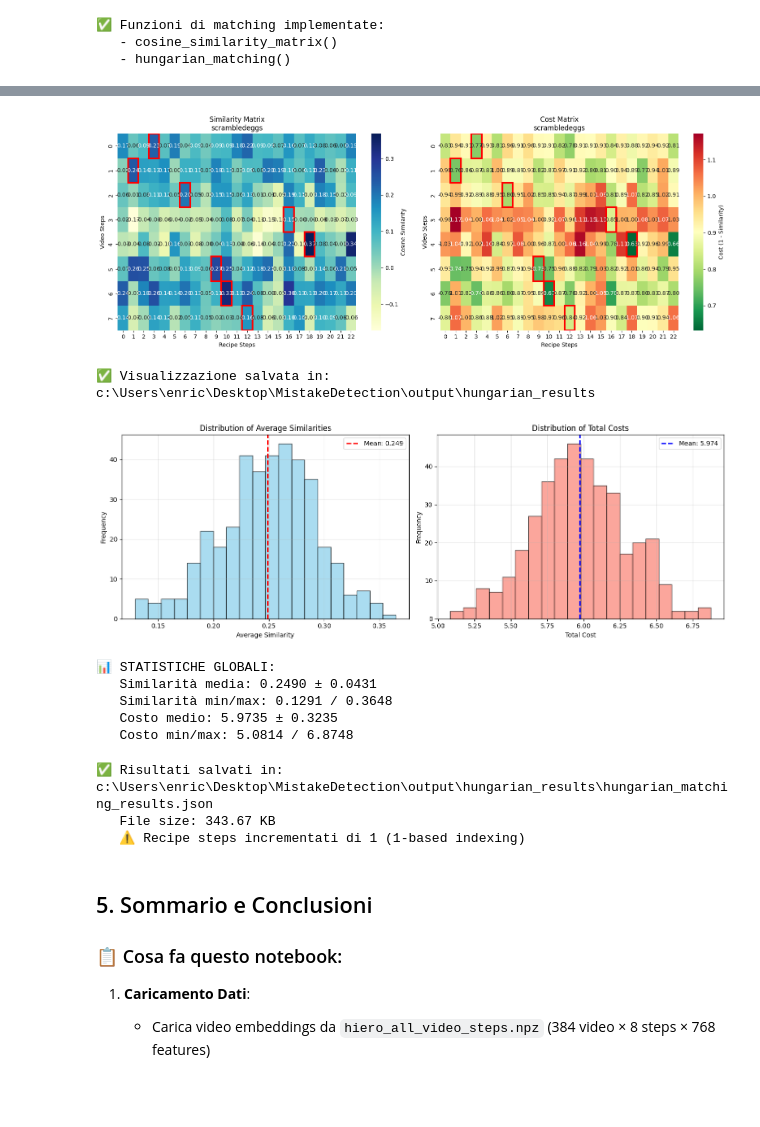
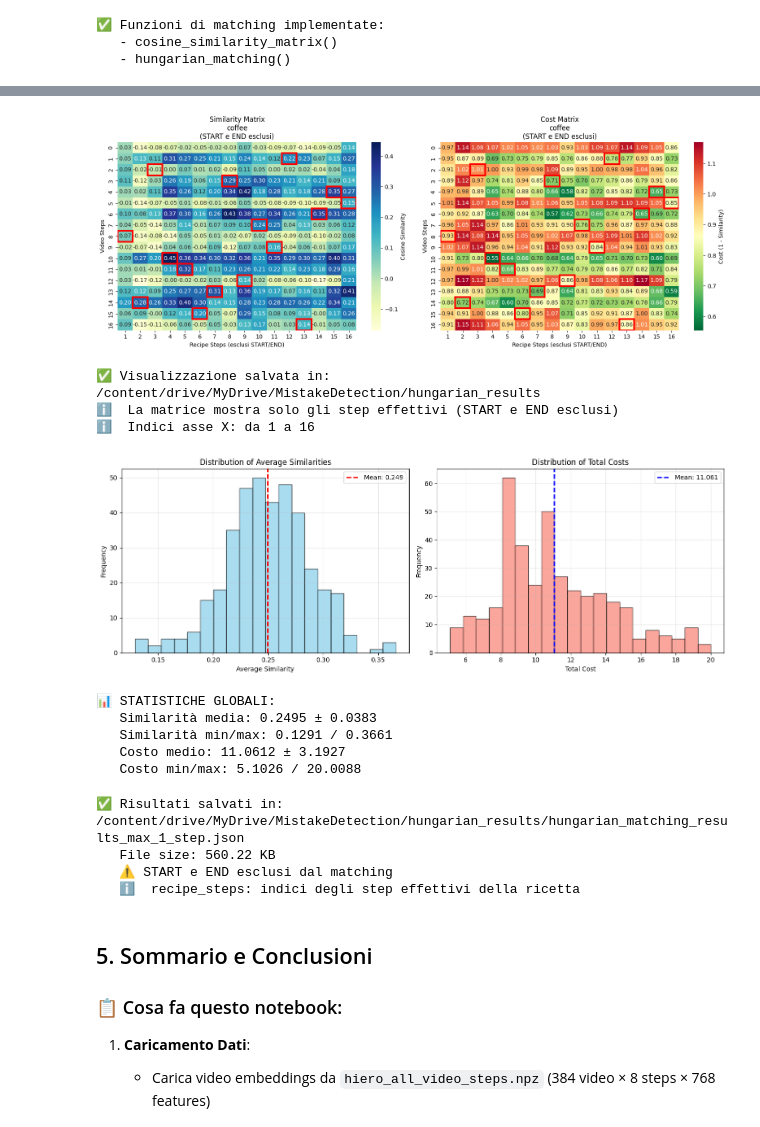
Before and after one commit to MarcoPernoVDP/MistakeDetection, a Jupyter notebook: notebooks/Task2Subtask3.ipynb, the cells around one changed output, grey strips where cells are left out. Saved outputs shown, nothing was run; the diff lists cells and outputs as text; code cells hidden in the pictures; blank space fills up the shorter version.

```diff
--- a/notebooks/Task2Subtask3.ipynb
+++ b/notebooks/Task2Subtask3.ipynb
@@ -76,15 +84,15 @@ print("✅ Librerie caricate")
 # %%
 if IS_COLAB:
     # ========== CONFIGURA QUESTI PATH PER COLAB ==========
-    VIDEO_FEATURES_PATH = "/content/drive/MyDrive/MistakeDetection/hiero_all_video_steps.npz"
-    RECIPE_EMBEDDINGS_DIR = "/content/drive/MyDrive/MistakeDetection/recipe_embeddings"
+    VIDEO_FEATURES_PATH = "/content/drive/MyDrive/MistakeDetection/hiero_all_video_steps_max_steps_plus_1.npz"
+    RECIPE_EMBEDDINGS_DIR = "/content/drive/MyDrive/MistakeDetection/recipe_text_step_embeddings"
     ANNOTATION_JSON_PATH = "/content/drive/MyDrive/MistakeDetection/annotation_json/complete_step_annotations.json"
     OUTPUT_DIR = "/content/drive/MyDrive/MistakeDetection/hungarian_results"
     # ====================================================
 else:
     # ========== CONFIGURA QUESTI PATH PER LOCALE ==========
     VIDEO_FEATURES_PATH = str(Path(ROOT_DIR) / "data" / "hiero_all_video_steps.npz")
-    RECIPE_EMBEDDINGS_DIR = str(Path(ROOT_DIR) / "data" / "recipe_embeddings")
+    RECIPE_EMBEDDINGS_DIR = str(Path(ROOT_DIR) / "data" / "recipe_text_step_embeddings")
     ANNOTATION_JSON_PATH = str(Path(ROOT_DIR) / "data" / "annotation_json" / "complete_step_annotations.json")
     OUTPUT_DIR = str(Path(ROOT_DIR) / "output" / "hungarian_results")
     # ====================================================
@@ -473,7 +499,7 @@ import seaborn as sns
 
 # Visualizza matrice di costo per un video specifico
 if matching_results:
-    test_video_id = list(matching_results.keys())[0]
+    test_video_id = list(matching_results.keys())[3]
     result = matching_results[test_video_id]
 
     # Ricalcola la matrice di costo per visualizzazione
@@ -489,44 +515,55 @@ if matching_results:
     # Crea figura
     fig, (ax1, ax2) = plt.subplots(1, 2, figsize=(16, 6))
 
+    # Preparazione delle etichette per l'asse x (indici incrementati di 1)
+    recipe_steps_count = similarity_matrix.shape[1]
+    x_labels = [str(i+1) for i in range(recipe_steps_count)]  # Indici da 1 a N
+
     # Plot 1: Matrice di similarità
     sns.heatmap(similarity_matrix, annot=True, fmt='.2f', cmap='YlGnBu',
-                ax=ax1, cbar_kws={'label': 'Cosine Similarity'})
+                ax=ax1, cbar_kws={'label': 'Cosine Similarity'},
+                xticklabels=x_labels, yticklabels=True)
     ax1.set_xlabel('Recipe Steps (esclusi START/END)')
     ax1.set_ylabel('Video Steps')
     ax1.set_title(f'Similarity Matrix\n{result["recipe_name"]}\n(START e END esclusi)')
 
     # Evidenzia i match selezionati dall'algoritmo ungherese
-    # ATTENZIONE: gli indici salvati sono già aggiustati (+1), dobbiamo togliere 1 per la visualizzazione
+    # NOTA: recipe_idx è già 1-based nel risultato, quindi lo usiamo direttamente
     for video_idx, recipe_idx in result['matches']:
-        recipe_idx_adjusted = recipe_idx - 1  # Torna a 0-based per la matrice
-        ax1.add_patch(plt.Rectangle((recipe_idx_adjusted, video_idx), 1, 1,
+        # recipe_idx è già 1-based, quindi sottraiamo 1 per la posizione nella matrice
+        # ma aggiungiamo 1 all'etichetta
+        recipe_pos = recipe_idx - 1  # Torna a 0-based per la posizione nella matrice
+        ax1.add_patch(plt.Rectangle((recipe_pos, video_idx), 1, 1,
                                      fill=False, edgecolor='red', lw=3))
 
     # Plot 2: Matrice di costo
     sns.heatmap(cost_matrix, annot=True, fmt='.2f', cmap='RdYlGn_r',
-                ax=ax2, cbar_kws={'label': 'Cost (1 - Similarity)'})
+                ax=ax2, cbar_kws={'label': 'Cost (1 - Similarity)'},
+                xticklabels=x_labels, yticklabels=True)
     ax2.set_xlabel('Recipe Steps (esclusi START/END)')
     ax2.set_ylabel('Video Steps')
     ax2.set_title(f'Cost Matrix\n{result["recipe_name"]}\n(START e END esclusi)')
 
     # Evidenzia i match selezionati
     for video_idx, recipe_idx in result['matches']:
-        recipe_idx_adjusted = recipe_idx - 1  # Torna a 0-based per la matrice
-        ax2.add_patch(plt.Rectangle((recipe_idx_adjusted, video_idx), 1, 1,
+        recipe_pos = recipe_idx - 1  # Torna a 0-based per la posizione nella matrice
+        ax2.add_patch(plt.Rectangle((recipe_pos, video_idx), 1, 1,
                                      fill=False, edgecolor='red', lw=3))
 
     plt.tight_layout()
     plt.savefig(Path(OUTPUT_DIR) / f'hungarian_matching_{test_video_id}.png', dpi=150, bbox_inches='tight')
     plt.show()
 
     print(f"✅ Visualizzazione salvata in: {OUTPUT_DIR}")
     print(f"ℹ️  La matrice mostra solo gli step effettivi (START e END esclusi)")
+    print(f"ℹ️  Indici asse X: da 1 a {recipe_steps_count}")
 else:
     print("⚠️ Nessun risultato di matching disponibile da visualizzare")
 # %% [output]
-[figure, old version]
+[figure, new version]
-✅ Visualizzazione salvata in: c:\Users\enric\Desktop\MistakeDetection\output\hungarian_results
+✅ Visualizzazione salvata in: /content/drive/MyDrive/MistakeDetection/hungarian_results
+ℹ️  La matrice mostra solo gli step effettivi (START e END esclusi)
+ℹ️  Indici asse X: da 1 a 16
 # %%
 # Statistiche globali sulla distribuzione delle similarità
 if matching_results:
@@ -563,17 +600,17 @@ if matching_results:
     print(f"   Costo medio: {np.mean(all_costs):.4f} ± {np.std(all_costs):.4f}")
     print(f"   Costo min/max: {np.min(all_costs):.4f} / {np.max(all_costs):.4f}")
 # %% [output]
-[figure, old version]
+[figure, new version]
 📊 STATISTICHE GLOBALI:
-   Similarità media: 0.2490 ± 0.0431
-   Similarità min/max: 0.1291 / 0.3648
-   Costo medio: 5.9735 ± 0.3235
-   Costo min/max: 5.0814 / 6.8748
+   Similarità media: 0.2495 ± 0.0383
+   Similarità min/max: 0.1291 / 0.3661
+   Costo medio: 11.0612 ± 3.1927
+   Costo min/max: 5.1026 / 20.0088
 # %%
 # Salva i risultati in JSON
 import json
 
-output_file = Path(OUTPUT_DIR) / 'hungarian_matching_results.json'
+output_file = Path(OUTPUT_DIR) / 'hungarian_matching_results_max_1_step.json'
 
 # I recipe_steps sono già nel formato corretto (esclusi START/END)
 results_to_save = {
@@ -595,9 +632,10 @@ print(f"   File size: {output_file.stat().st_size / 1024:.2f} KB")
 print(f"   ⚠️ START e END esclusi dal matching")
 print(f"   ℹ️  recipe_steps: indici degli step effettivi della ricetta")
 # %% [output]
-✅ Risultati salvati in: c:\Users\enric\Desktop\MistakeDetection\output\hungarian_results\hungarian_matching_results.json
-   File size: 343.67 KB
-   ⚠️ Recipe steps incrementati di 1 (1-based indexing)
+✅ Risultati salvati in: /content/drive/MyDrive/MistakeDetection/hungarian_results/hungarian_matching_results_max_1_step.json
+   File size: 560.22 KB
+   ⚠️ START e END esclusi dal matching
+   ℹ️  recipe_steps: indici degli step effettivi della ricetta
 # %% [markdown]
 ## 5. Sommario e Conclusioni
 
```
Also changed, not shown: parts of 8 cells of this notebook.
